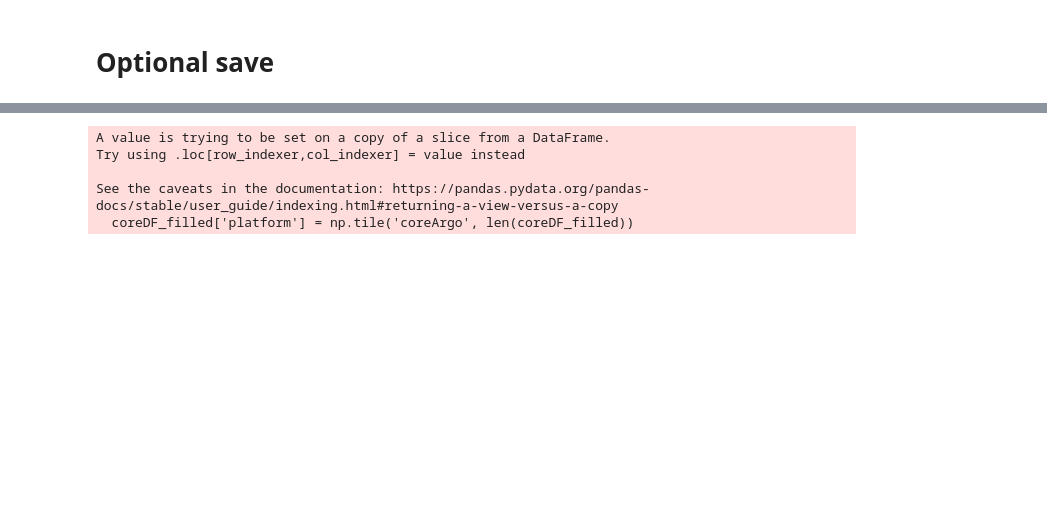
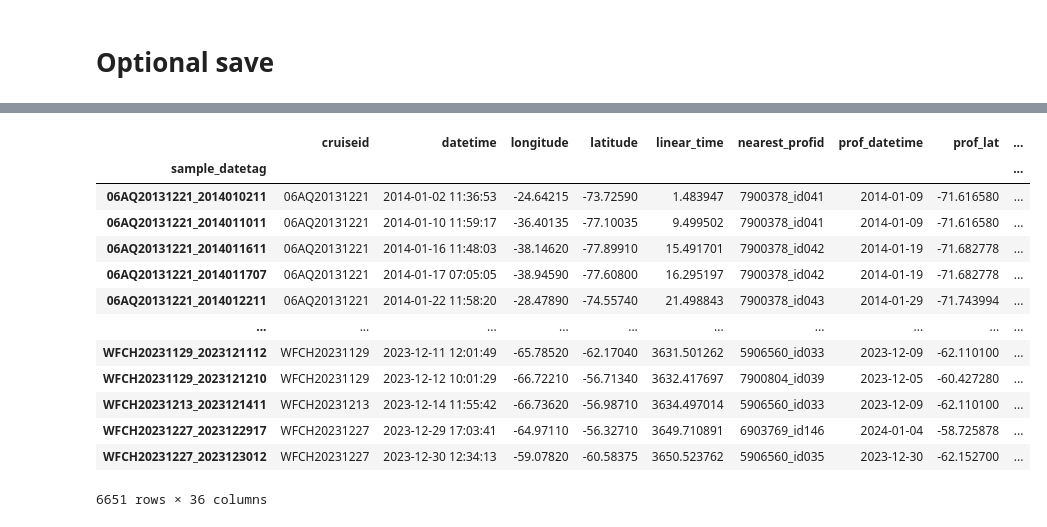
Before and after one commit to song-sangmin/CRUSOE-SOCarbon, a Jupyter notebook: src/2.2_PCM_classify_P1processed_bgcArgo_socat.ipynb, the cells around one changed output, grey strips where cells are left out. Cells and saved outputs as stored; diff of their text form; code cells hidden in the pictures; blank space fills up the shorter version.

Commit message:
updated crossvalidation and calibration, add 2024 data

```diff
--- a/src/2.2_PCM_classify_P1processed_bgcArgo_socat.ipynb
+++ b/src/2.2_PCM_classify_P1processed_bgcArgo_socat.ipynb
@@ -339,8 +404,12 @@ save_path
 # %%
-shipDF_filled['platform'] = np.tile('socatv2024', len(shipDF_filled))
+shipDF_filled['platform'] = np.tile('socatv2025', len(shipDF_filled))
+shipDF_test_filled['platform'] = np.tile('socatv2025', len(shipDF_test_filled))
+
+
 save = True
 if save:
-    shipDF_filled.to_csv(save_path + 'P2_socat-trainvalDF_class-gapfilled_' + pcm_params + '_acc' + '20260211' + '.csv')
-    print('Saved floatDF_filled to ' + save_path + 'P2_bgcArgo-trainvalDF_class-gapfilled_' + pcm_params + '_acc' + '20260611' + '.csv')
+    shipDF_filled.to_csv(save_path + 'P2_socat-trainvalDF_class-gapfilled_' + pcm_params + '_acc' + datetag + '.csv')
+    shipDF_test_filled.to_csv(save_path + 'P2_socat-testDF_class-gapfilled_' + pcm_params + '_acc' + datetag + '.csv')
+    print('Saved shipDF_filled to ' + save_path + 'P2_socat-trainvalDF_class-gapfilled_' + pcm_params + '_acc' + datetag + '.csv')
     print(datetime.now().strftime('%Y-%m-%d %H:%M:%S'))
 # %% [output]
@@ -349,14 +418,25 @@ Saved floatDF_filled to ../working-vars/regression/P2-clustered/pc8_gmm6/P2_bgcA
+# %%
+shipDF_filled
+# %% [output]
+|  | cruiseid | datetime | longitude | latitude | linear_time | nearest_profid | prof_datetime | prof_lat | ... |
+| sample_datetag |  |  |  |  |  |  |  |  | ... |
+| 06AQ20131221_2014010211 | 06AQ20131221 | 2014-01-02 11:36:53 | -24.64215 | -73.72590 | 1.483947 | 7900378_id041 | 2014-01-09 | -71.616580 | ... |
+| 06AQ20131221_2014011011 | 06AQ20131221 | 2014-01-10 11:59:17 | -36.40135 | -77.10035 | 9.499502 | 7900378_id041 | 2014-01-09 | -71.616580 | ... |
+| 06AQ20131221_2014011611 | 06AQ20131221 | 2014-01-16 11:48:03 | -38.14620 | -77.89910 | 15.491701 | 7900378_id042 | 2014-01-19 | -71.682778 | ... |
+| 06AQ20131221_2014011707 | 06AQ20131221 | 2014-01-17 07:05:05 | -38.94590 | -77.60800 | 16.295197 | 7900378_id042 | 2014-01-19 | -71.682778 | ... |
+| 06AQ20131221_2014012211 | 06AQ20131221 | 2014-01-22 11:58:20 | -28.47890 | -74.55740 | 21.498843 | 7900378_id043 | 2014-01-29 | -71.743994 | ... |
+| ... | ... | ... | ... | ... | ... | ... | ... | ... | ... |
+| WFCH20231129_2023121112 | WFCH20231129 | 2023-12-11 12:01:49 | -65.78520 | -62.17040 | 3631.501262 | 5906560_id033 | 2023-12-09 | -62.110100 | ... |
+| WFCH20231129_2023121210 | WFCH20231129 | 2023-12-12 10:01:29 | -66.72210 | -56.71340 | 3632.417697 | 7900804_id039 | 2023-12-05 | -60.427280 | ... |
+| WFCH20231213_2023121411 | WFCH20231213 | 2023-12-14 11:55:42 | -66.73620 | -56.98710 | 3634.497014 | 5906560_id033 | 2023-12-09 | -62.110100 | ... |
+| WFCH20231227_2023122917 | WFCH20231227 | 2023-12-29 17:03:41 | -64.97110 | -56.32710 | 3649.710891 | 6903769_id146 | 2024-01-04 | -58.725878 | ... |
+| WFCH20231227_2023123012 | WFCH20231227 | 2023-12-30 12:34:13 | -59.07820 | -60.58375 | 3650.523762 | 5906560_id035 | 2023-12-30 | -62.152700 | ... |
+6651 rows × 36 columns
 # %%
 floatDF_filled['platform'] = np.tile('bgcArgo', len(floatDF_filled))
 testDF_filled['platform'] = np.tile('bgcArgo', len(testDF_filled))
-coreDF_filled['platform'] = np.tile('coreArgo', len(coreDF_filled))
+# coreDF_filled['platform'] = np.tile('coreArgo', len(coreDF_filled))
 shipDF_filled['platform'] = np.tile('socatv2024', len(shipDF_filled))
-# %% [output]
-A value is trying to be set on a copy of a slice from a DataFrame.
-Try using .loc[row_indexer,col_indexer] = value instead
-
-See the caveats in the documentation: https://pandas.pydata.org/pandas-docs/stable/user_guide/indexing.html#returning-a-view-versus-a-copy
-  coreDF_filled['platform'] = np.tile('coreArgo', len(coreDF_filled))
 # %%
 save = True
 if save:
```
Also changed, not shown: parts of 16 cells of this notebook, 19 other files.
